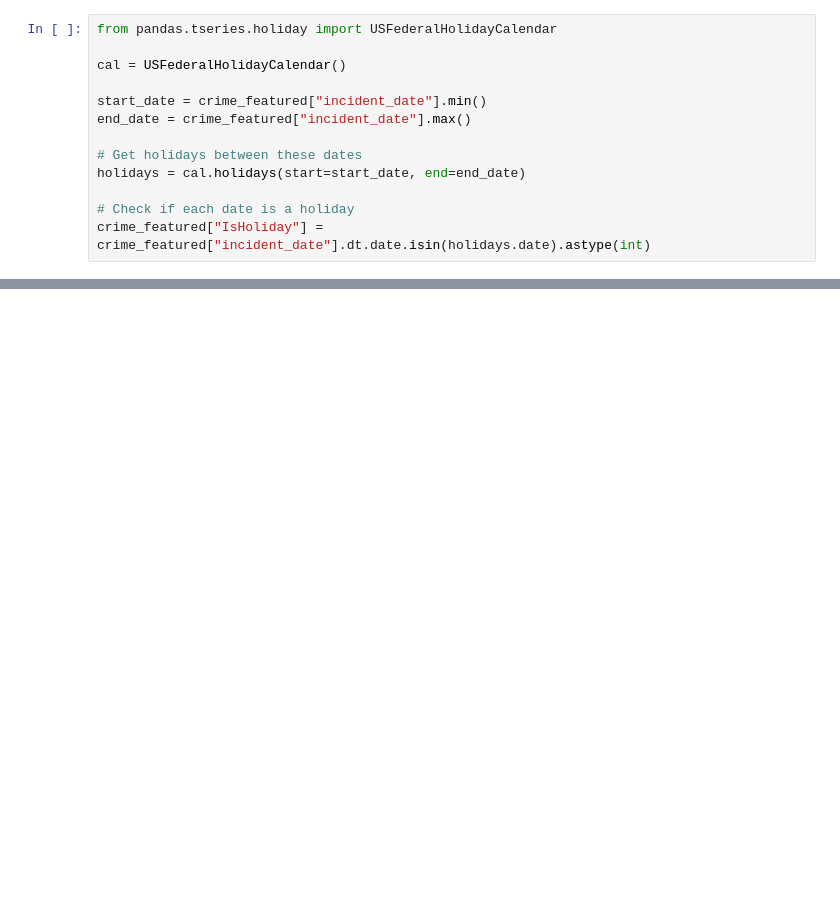
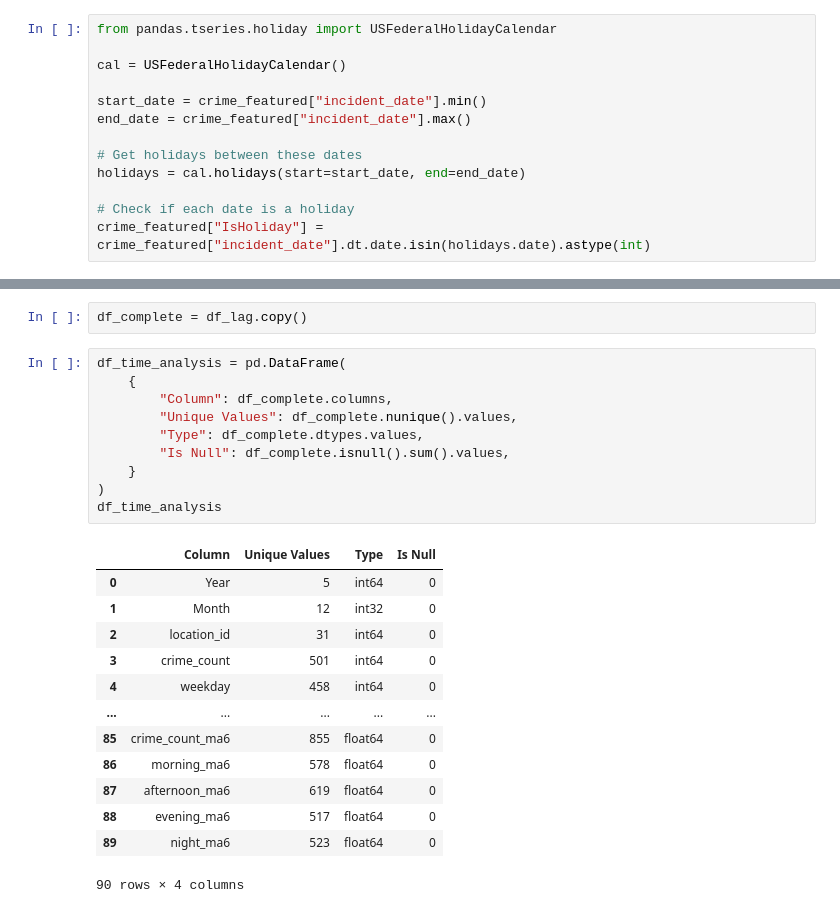
Before and after one commit to Lemonziz/IT5006Project, a Jupyter notebook: FBI_datapreprocessing.ipynb, the cells around one changed output, grey strips where cells are left out. Saved outputs shown, nothing was run; the diff lists cells and outputs as text; blank space fills up the shorter version.

```diff
--- a/FBI_datapreprocessing.ipynb
+++ b/FBI_datapreprocessing.ipynb
@@ -227,0 +311,26 @@ dtype: int64
+# %%
+df_complete = df_lag.copy()
+# %%
+df_time_analysis = pd.DataFrame(
+    {
+        "Column": df_complete.columns,
+        "Unique Values": df_complete.nunique().values,
+        "Type": df_complete.dtypes.values,
+        "Is Null": df_complete.isnull().sum().values,
+    }
+)
+df_time_analysis
+# %% [output]
+|  | Column | Unique Values | Type | Is Null |
+| 0 | Year | 5 | int64 | 0 |
+| 1 | Month | 12 | int32 | 0 |
+| 2 | location_id | 31 | int64 | 0 |
+| 3 | crime_count | 501 | int64 | 0 |
+| 4 | weekday | 458 | int64 | 0 |
+| ... | ... | ... | ... | ... |
+| 85 | crime_count_ma6 | 855 | float64 | 0 |
+| 86 | morning_ma6 | 578 | float64 | 0 |
+| 87 | afternoon_ma6 | 619 | float64 | 0 |
+| 88 | evening_ma6 | 517 | float64 | 0 |
+| 89 | night_ma6 | 523 | float64 | 0 |
+90 rows × 4 columns
```
Also changed, not shown: parts of 24 cells of this notebook.
